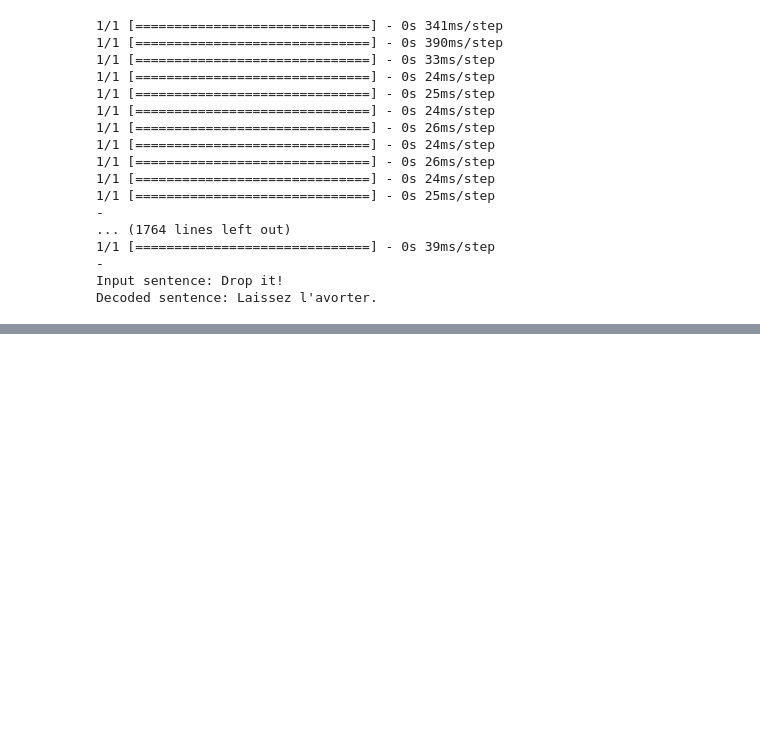
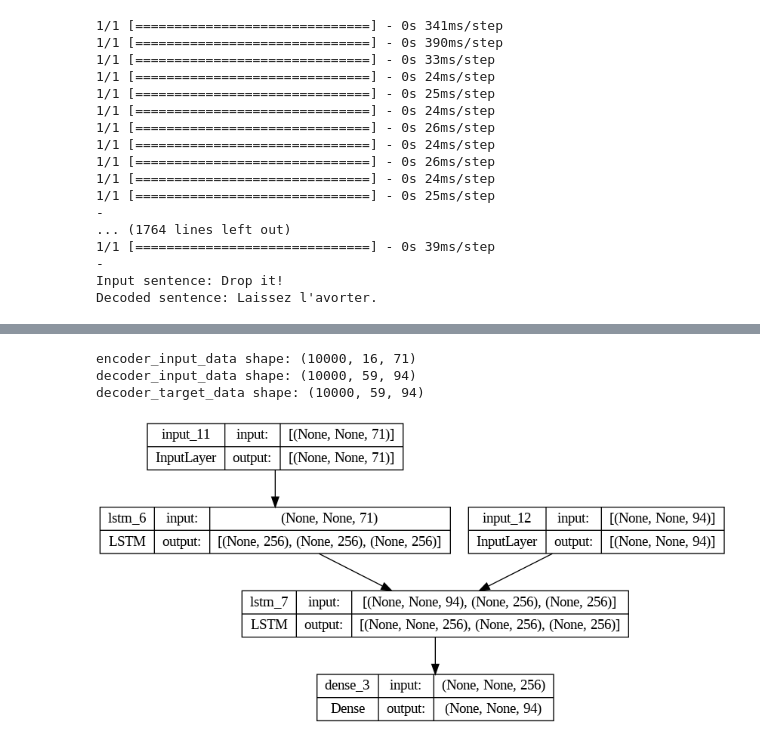
Before and after one commit to vankhoa21991/cyberlab, a Jupyter notebook: tutorial/week6_attention/Seq2Seq_Tutorial.ipynb, the cells around one changed output, grey strips where cells are left out. Saved outputs shown, nothing was run; the diff lists cells and outputs as text; code cells hidden in the pictures; blank space fills up the shorter version.

Commit message:
fixed tensorflow keras example

```diff
--- a/tutorial/week6_attention/Seq2Seq_Tutorial.ipynb
+++ b/tutorial/week6_attention/Seq2Seq_Tutorial.ipynb
@@ -904,0 +930,17 @@ Decoded sentence: Laissez l'avorter.
+# %%
+batch_size = 64  # Batch size for training.
+epochs = 100  # Number of epochs to train for.
+latent_dim = 256  # Latent dimensionality of the encoding space.
+num_samples = 10000  # Number of samples to train on.
+
+data_path = "fra.txt"
+# %%
+# Vectorize the data.
+input_texts = []
+target_texts = []
+input_characters = set()
+target_characters = set()
+with open(data_path, 'r', encoding='utf-8') as f:
+    lines = f.read().split('\n')
+print(lines[:3])
+print(len(lines))
@@ -904,0 +1026,21 @@ Decoded sentence: Laissez l'avorter.
+# %%
+# Define an input sequence and process it.
+encoder_inputs = tf.keras.layers.Input(shape=(None, num_encoder_tokens))
+encoder = tf.keras.layers.LSTM(latent_dim, return_state=True)
+encoder_outputs, state_h, state_c = encoder(encoder_inputs)
+# We discard `encoder_outputs` and only keep the states.
+encoder_states = [state_h, state_c]
+
+# Set up the decoder, using `encoder_states` as initial state.
+decoder_inputs = tf.keras.layers.Input(shape=(None, num_decoder_tokens))
+# We set up our decoder to return full output sequences,
+# and to return internal states as well. We don't use the
+# return states in the training model, but we will use them in inference.
+decoder_lstm = tf.keras.layers.LSTM(latent_dim, return_sequences=True, return_state=True)
+decoder_outputs, _, _ = decoder_lstm(decoder_inputs,
+                                     initial_state=encoder_states)
+decoder_dense = tf.keras.layers.Dense(num_decoder_tokens, activation='softmax')
+decoder_outputs = decoder_dense(decoder_outputs)
+# Define the model that will turn
+# `encoder_input_data` & `decoder_input_data` into `decoder_target_data`
+model = tf.keras.Model([encoder_inputs, decoder_inputs], decoder_outputs)
@@ -904,0 +1069,12 @@ Decoded sentence: Laissez l'avorter.
+# %%
+print("encoder_input_data shape:",encoder_input_data.shape)
+print("decoder_input_data shape:",decoder_input_data.shape)
+print("decoder_target_data shape:",decoder_target_data.shape)
+# %% [output]
+encoder_input_data shape: (10000, 16, 71)
+decoder_input_data shape: (10000, 59, 94)
+decoder_target_data shape: (10000, 59, 94)
+# %%
+tf.keras.utils.plot_model(model,show_shapes=True)
+# %% [output]
+[figure, added]
```
Also changed, not shown: parts of 17 cells of this notebook.
